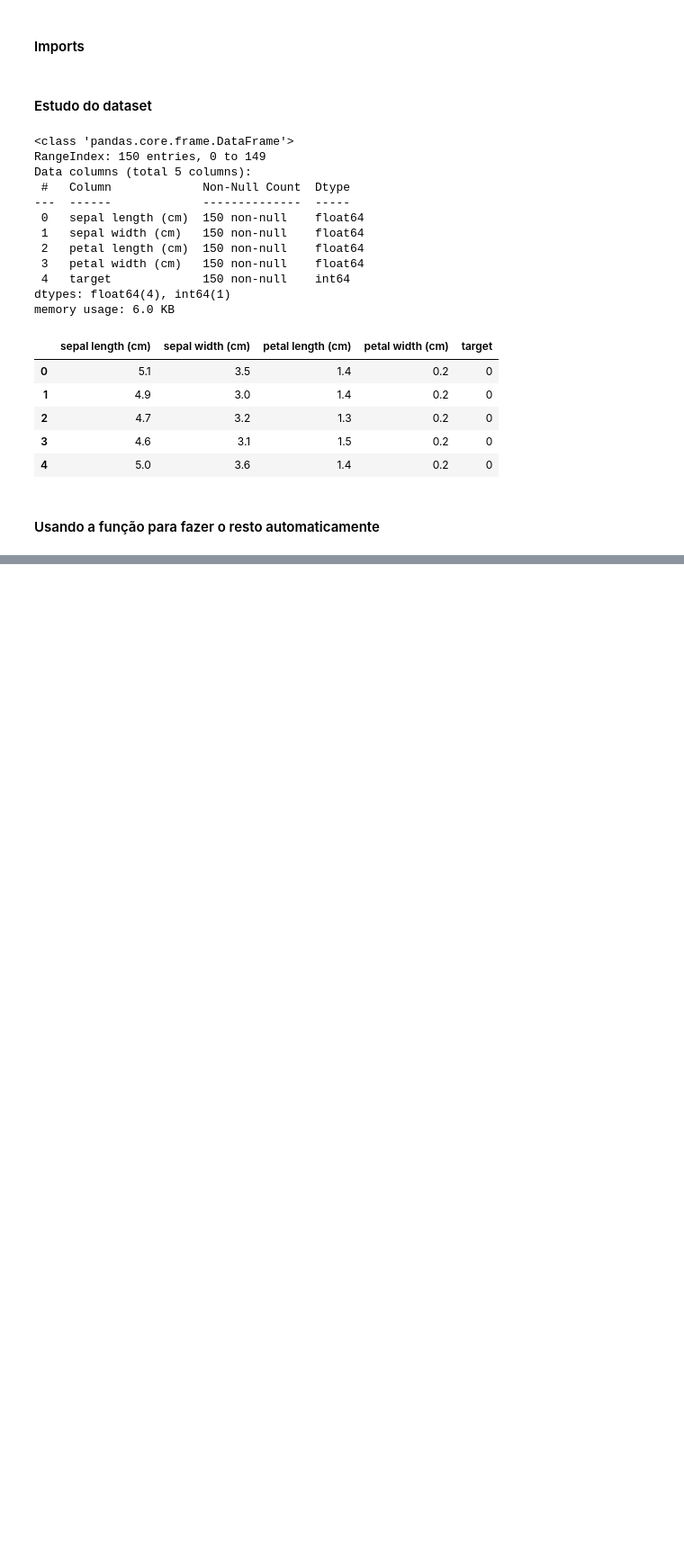
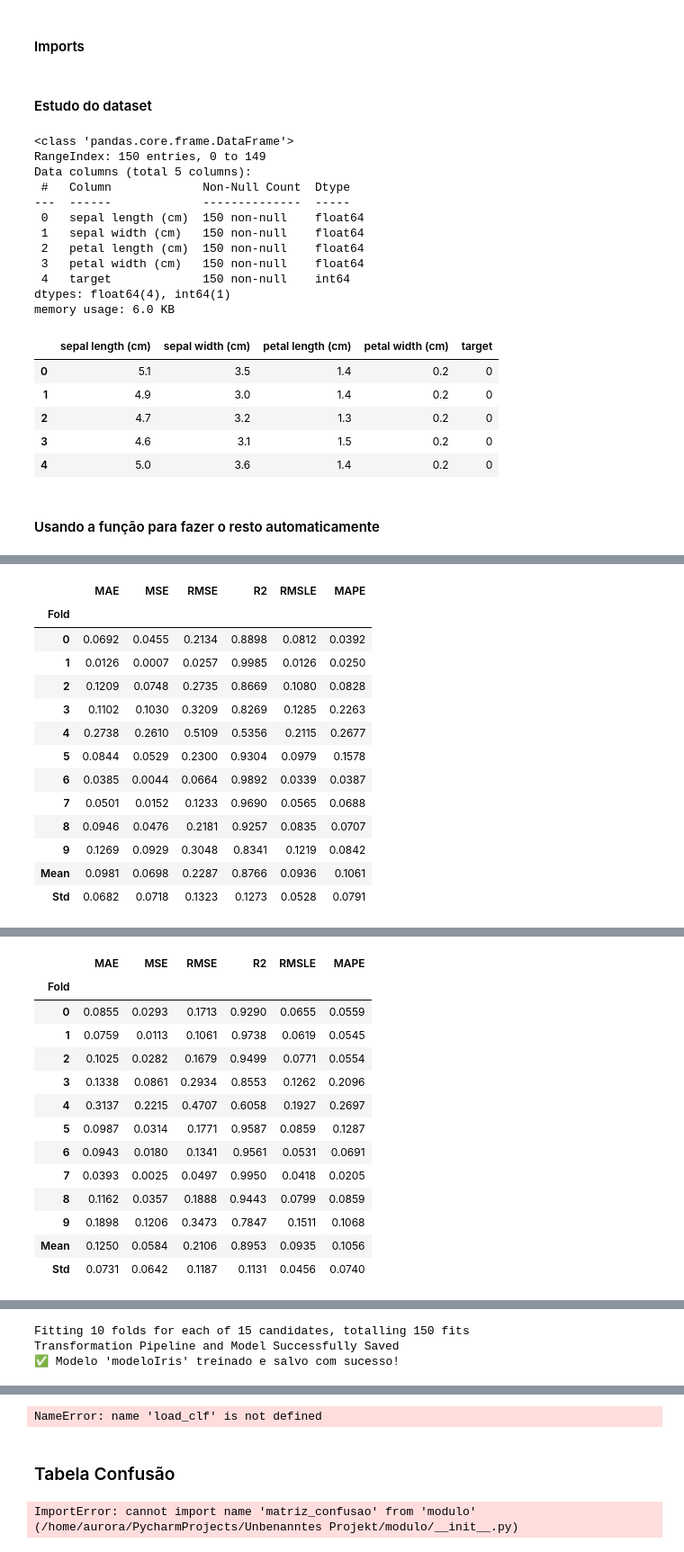
Before and after one commit to Crise-Ergodica/Unbenanntes_Projekt, a Jupyter notebook: notebooks/notebookIris.ipynb, the cells around one changed output, grey strips where cells are left out. Shown: that part at 90% size. Drawn from its saved outputs; the diff is of its cells as text; code cells hidden in the pictures; blank space fills up the shorter version.

Commit message:
I. Embelezei o sistema, depois comecei a dar forma pras primeiras formulas (teste, treino, matriz_confusão)

```diff
--- a/notebooks/notebookIris.ipynb
+++ b/notebooks/notebookIris.ipynb
@@ -35,3 +35,16 @@ irisDF.head()
 | 4 | 5.0 | 3.6 | 1.4 | 0.2 | 0 |
 # %% [markdown]
 #### Usando a função para fazer o resto automaticamente
+# %%
+from modulo import treino
+
+# Com DataFrame
+treino(
+    caminho_csv=irisDF,
+    target='target',
+    nome='modeloIris',
+    task='classification',  # Iris é classificação!
+    numero_seed=42,
+    iterações=15
+)
+# %% [output]
@@ -37,0 +52,14 @@ irisDF.head()
+|  | MAE | MSE | RMSE | R2 | RMSLE | MAPE |
+| Fold |  |  |  |  |  |  |
+| 0 | 0.0692 | 0.0455 | 0.2134 | 0.8898 | 0.0812 | 0.0392 |
+| 1 | 0.0126 | 0.0007 | 0.0257 | 0.9985 | 0.0126 | 0.0250 |
+| 2 | 0.1209 | 0.0748 | 0.2735 | 0.8669 | 0.1080 | 0.0828 |
+| 3 | 0.1102 | 0.1030 | 0.3209 | 0.8269 | 0.1285 | 0.2263 |
+| 4 | 0.2738 | 0.2610 | 0.5109 | 0.5356 | 0.2115 | 0.2677 |
+| 5 | 0.0844 | 0.0529 | 0.2300 | 0.9304 | 0.0979 | 0.1578 |
+| 6 | 0.0385 | 0.0044 | 0.0664 | 0.9892 | 0.0339 | 0.0387 |
+| 7 | 0.0501 | 0.0152 | 0.1233 | 0.9690 | 0.0565 | 0.0688 |
+| 8 | 0.0946 | 0.0476 | 0.2181 | 0.9257 | 0.0835 | 0.0707 |
+| 9 | 0.1269 | 0.0929 | 0.3048 | 0.8341 | 0.1219 | 0.0842 |
+| Mean | 0.0981 | 0.0698 | 0.2287 | 0.8766 | 0.0936 | 0.1061 |
+| Std | 0.0682 | 0.0718 | 0.1323 | 0.1273 | 0.0528 | 0.0791 |
@@ -37,0 +68,14 @@ irisDF.head()
+|  | MAE | MSE | RMSE | R2 | RMSLE | MAPE |
+| Fold |  |  |  |  |  |  |
+| 0 | 0.0855 | 0.0293 | 0.1713 | 0.9290 | 0.0655 | 0.0559 |
+| 1 | 0.0759 | 0.0113 | 0.1061 | 0.9738 | 0.0619 | 0.0545 |
+| 2 | 0.1025 | 0.0282 | 0.1679 | 0.9499 | 0.0771 | 0.0554 |
+| 3 | 0.1338 | 0.0861 | 0.2934 | 0.8553 | 0.1262 | 0.2096 |
+| 4 | 0.3137 | 0.2215 | 0.4707 | 0.6058 | 0.1927 | 0.2697 |
+| 5 | 0.0987 | 0.0314 | 0.1771 | 0.9587 | 0.0859 | 0.1287 |
+| 6 | 0.0943 | 0.0180 | 0.1341 | 0.9561 | 0.0531 | 0.0691 |
+| 7 | 0.0393 | 0.0025 | 0.0497 | 0.9950 | 0.0418 | 0.0205 |
+| 8 | 0.1162 | 0.0357 | 0.1888 | 0.9443 | 0.0799 | 0.0859 |
+| 9 | 0.1898 | 0.1206 | 0.3473 | 0.7847 | 0.1511 | 0.1068 |
+| Mean | 0.1250 | 0.0584 | 0.2106 | 0.8953 | 0.0935 | 0.1056 |
+| Std | 0.0731 | 0.0642 | 0.1187 | 0.1131 | 0.0456 | 0.0740 |
@@ -37,0 +83,3 @@ irisDF.head()
+Fitting 10 folds for each of 15 candidates, totalling 150 fits
+Transformation Pipeline and Model Successfully Saved
+✅ Modelo 'modeloIris' treinado e salvo com sucesso!
@@ -37,0 +106,17 @@ irisDF.head()
+# %%
+from modulo import teste
+
+resultado = teste(
+    caminho_csv=irisDF,
+    modelo_nome='modeloIris',
+    task='classification'
+    )
+# %% [output]
+NameError: name 'load_clf' is not defined
+# %% [markdown]
+### Tabela Confusão
+# %%
+from modulo import matriz_confusao
+matriz_confusao(resultado)
+# %% [output]
+ImportError: cannot import name 'matriz_confusao' from 'modulo' (/home/aurora/PycharmProjects/Unbenanntes Projekt/modulo/__init__.py)
```
Also changed, not shown: parts of 1 cell of this notebook, 7 other files.
